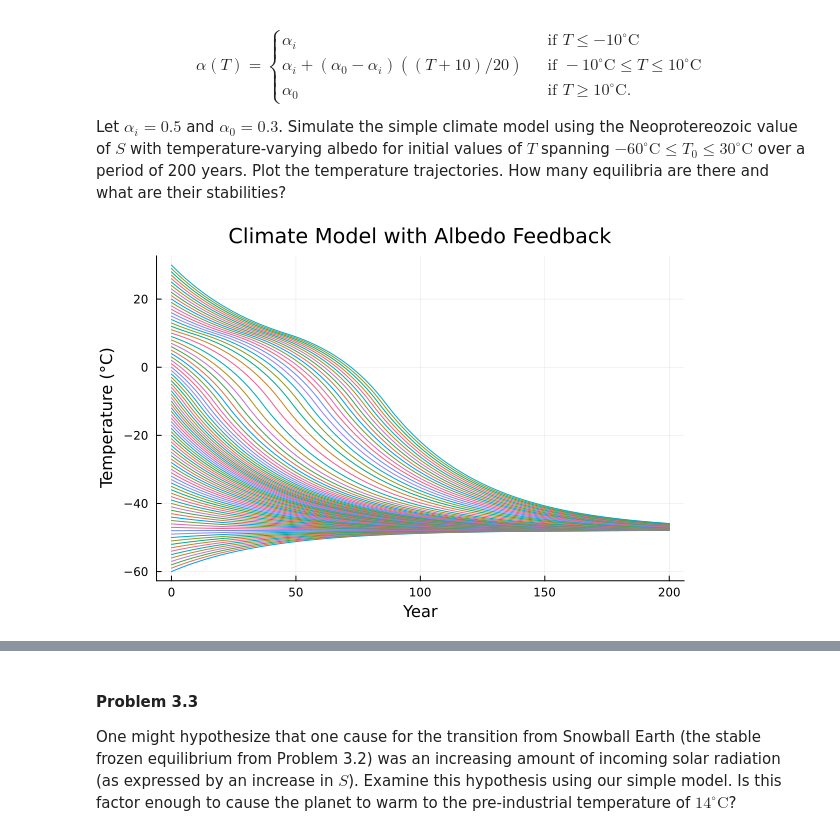
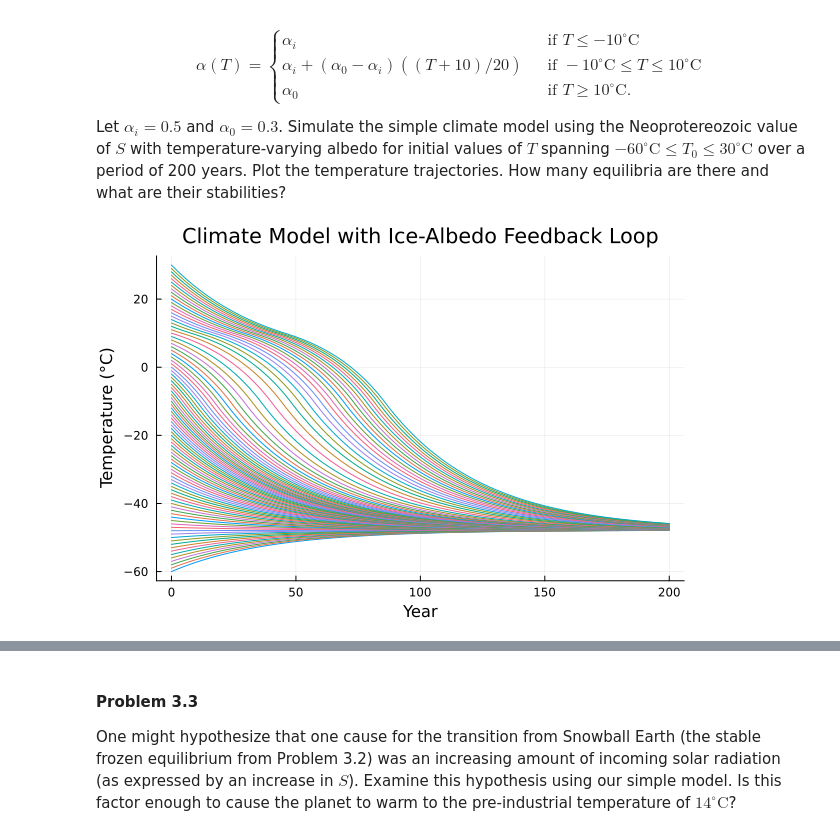
Before and after one commit to BEE4750-FA25/hw2-regina, a Jupyter notebook: hw02.ipynb, the cells around one changed output, grey strips where cells are left out. Drawn from its saved outputs; the diff is of its cells as text; code cells hidden in the pictures.

```diff
--- a/hw02.ipynb
+++ b/hw02.ipynb
@@ -363,38 +364,38 @@ S = 1272 # W/m^2
 A = 221.2 # W/m^2
 B = -1.3 # W/m^2/C
 ai = 0.5
 ao = 0.3
 dt = 1 # time step, yrs
 n = 200 # yrs
 To = -60:30 # range of initial temperatures, C
 
+#Define an albedo function conditional on temperature
 function a(T)
     if T <= -10
         return ai
     elseif T >= 10
         return ao
     else
         return ai + ((ao - ai) * ((T + 10)/20))
     end
 end
 
+#Define the simulation function of our discretized differential equation
+#including all parameters and calling the albedo function defined above.
 function albedo_feedback_sim(C, S, A, B, dt, n, T0)
     T = zeros(n + 1)
     T[1] = T0
     for i in 1:n
         T[i+1] = T[i] + (dt/C) * ((S * (1 - a(T[i])))/4 - A + (B * T[i]))
     end
     return T
 end
-
+#Simulate the model for all initial temperatures on [-60, 30]
 sims = (T0 -> albedo_feedback_sim(C, S, A, B, dt, n, T0)).(To)
-Ts = hcat(sims...)
+Ts = [t[1:n+1] for t in sims]
 yrs = 0:n
 
-
-
-plot(yrs, Ts; legend=false,
-     xlabel="Year", ylabel="Temperature (°C)",
-     title="Climate Model with Albedo Feedback")
+#Plot graph of temperature over 200 years for all initial temperature conditions.
+plot(yrs, Ts; legend=false, xlabel="Year", ylabel="Temperature (°C)", title="Climate Model with Ice-Albedo Feedback Loop")
 # %% [output]
-[figure, old version]
+[figure, new version]
```
Also changed, not shown: parts of 5 cells of this notebook.
